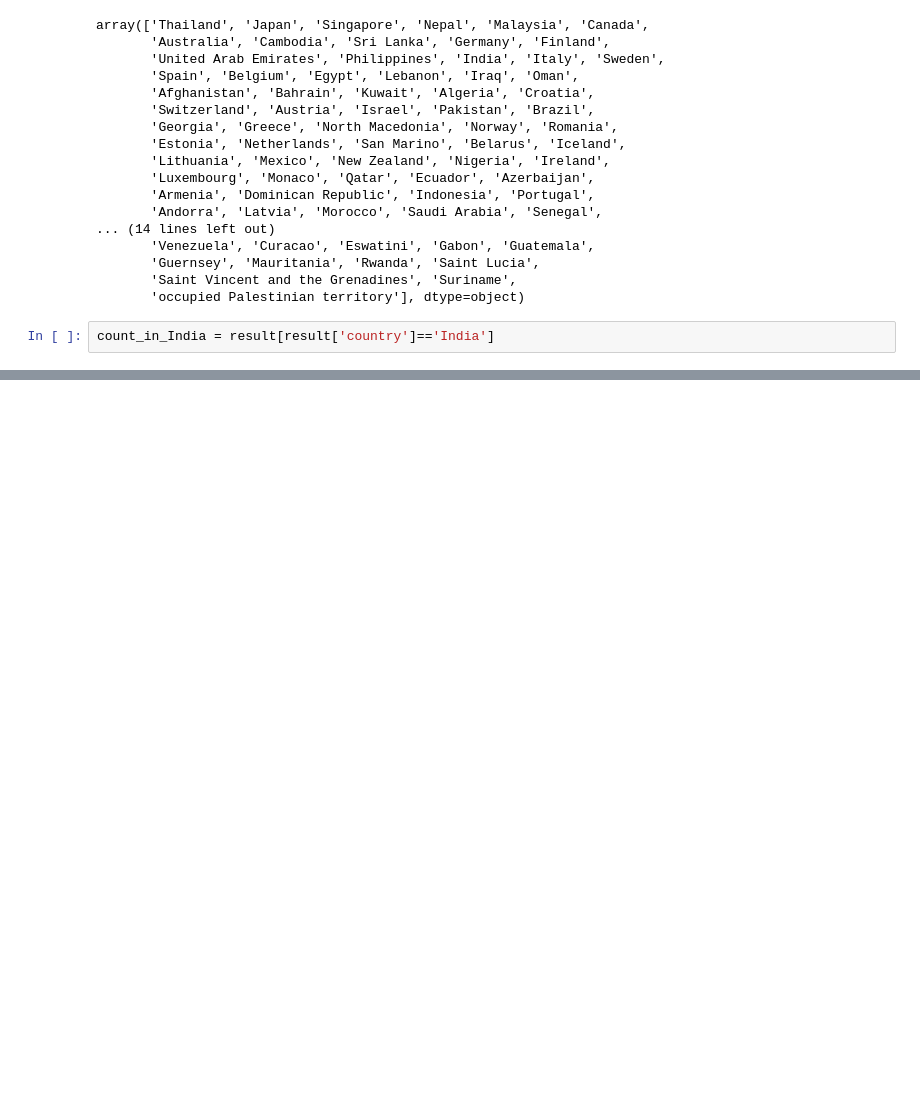
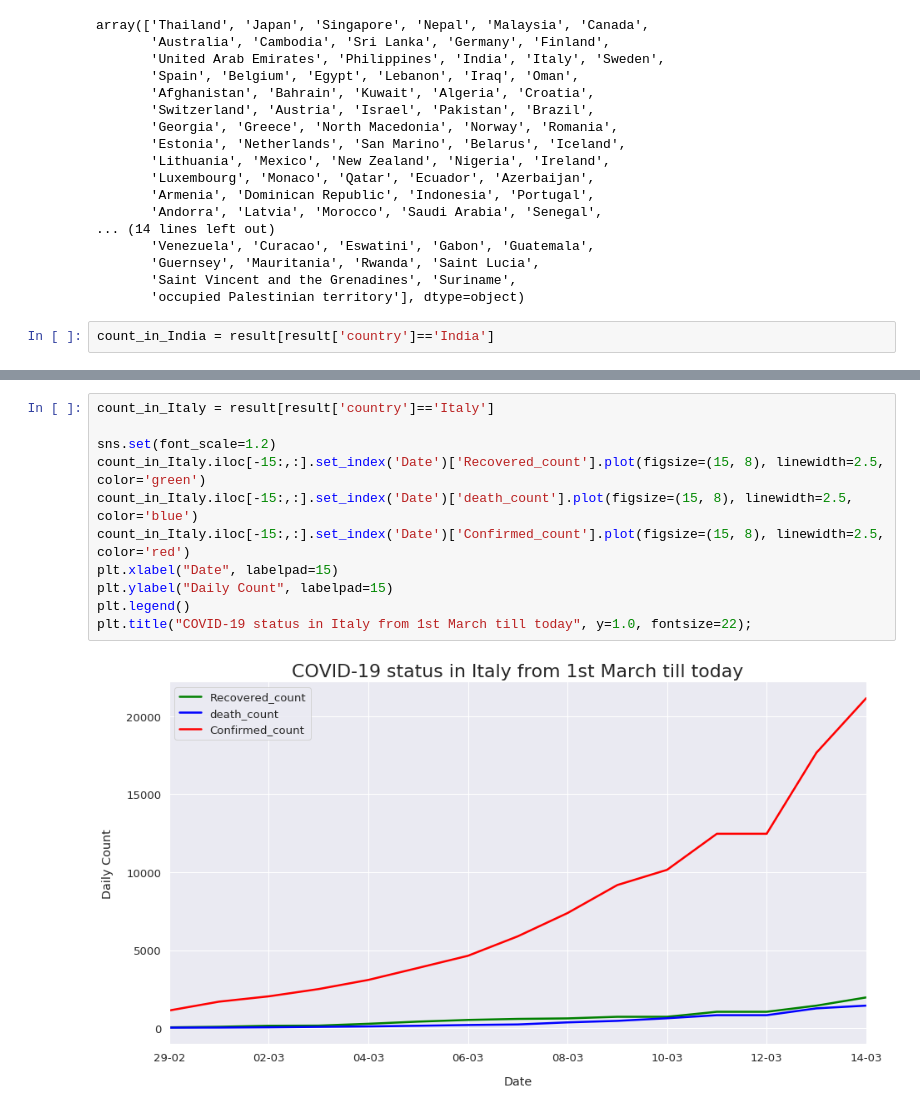
Before and after one commit to radhika1112/Real-time-COVID-19-analysis, a Jupyter notebook: COVID_19_Analysis_on_real_time_data.ipynb, the cells around one changed output, grey strips where cells are left out. Saved outputs shown, nothing was run; the diff lists cells and outputs as text; blank space fills up the shorter version.

```diff
--- a/COVID_19_Analysis_on_real_time_data.ipynb
+++ b/COVID_19_Analysis_on_real_time_data.ipynb
@@ -208,0 +252,13 @@ plt.title("Current Status in India till today", y=1.0, fontsize=22);
+# %%
+count_in_Italy = result[result['country']=='Italy']
+
+sns.set(font_scale=1.2)
+count_in_Italy.iloc[-15:,:].set_index('Date')['Recovered_count'].plot(figsize=(15, 8), linewidth=2.5, color='green')
+count_in_Italy.iloc[-15:,:].set_index('Date')['death_count'].plot(figsize=(15, 8), linewidth=2.5, color='blue')
+count_in_Italy.iloc[-15:,:].set_index('Date')['Confirmed_count'].plot(figsize=(15, 8), linewidth=2.5, color='red')
+plt.xlabel("Date", labelpad=15)
+plt.ylabel("Daily Count", labelpad=15)
+plt.legend()
+plt.title("COVID-19 status in Italy from 1st March till today", y=1.0, fontsize=22);
+# %% [output]
+[figure, added]
```
Also changed, not shown: parts of 9 cells of this notebook.
